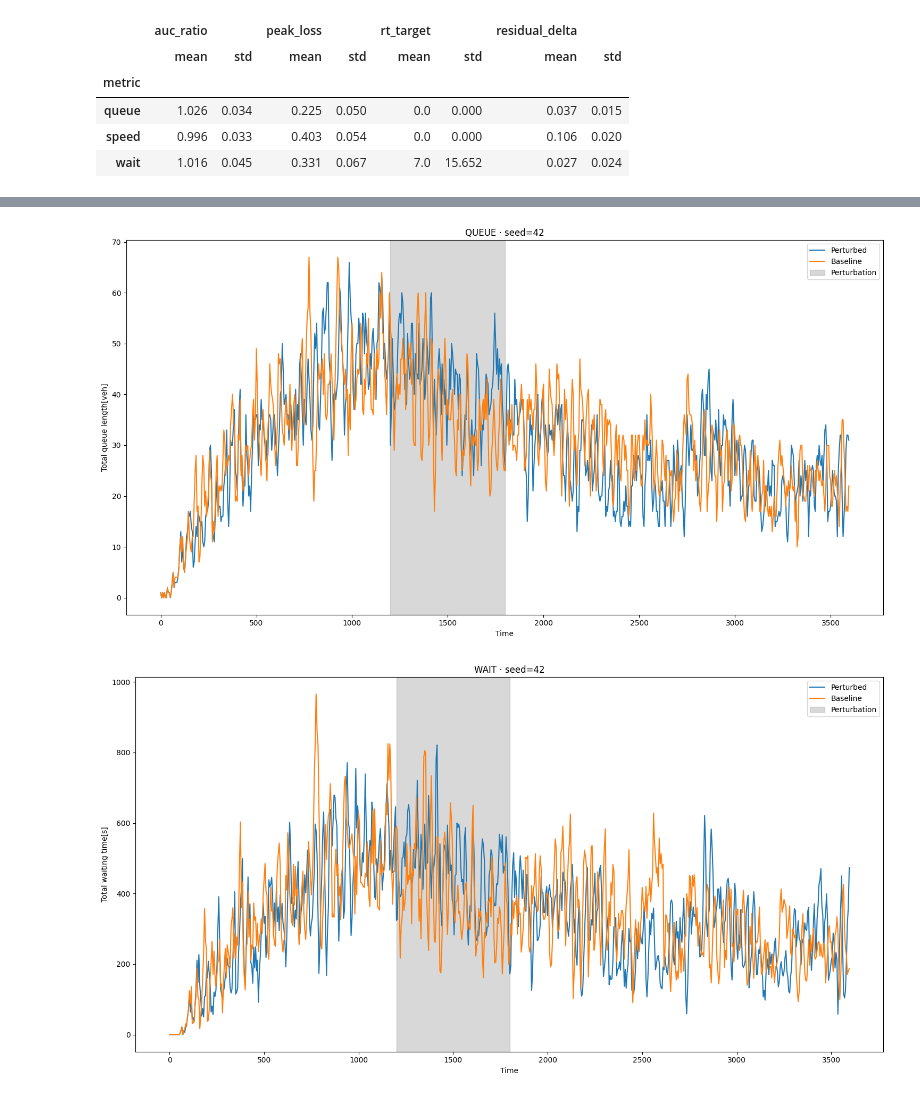
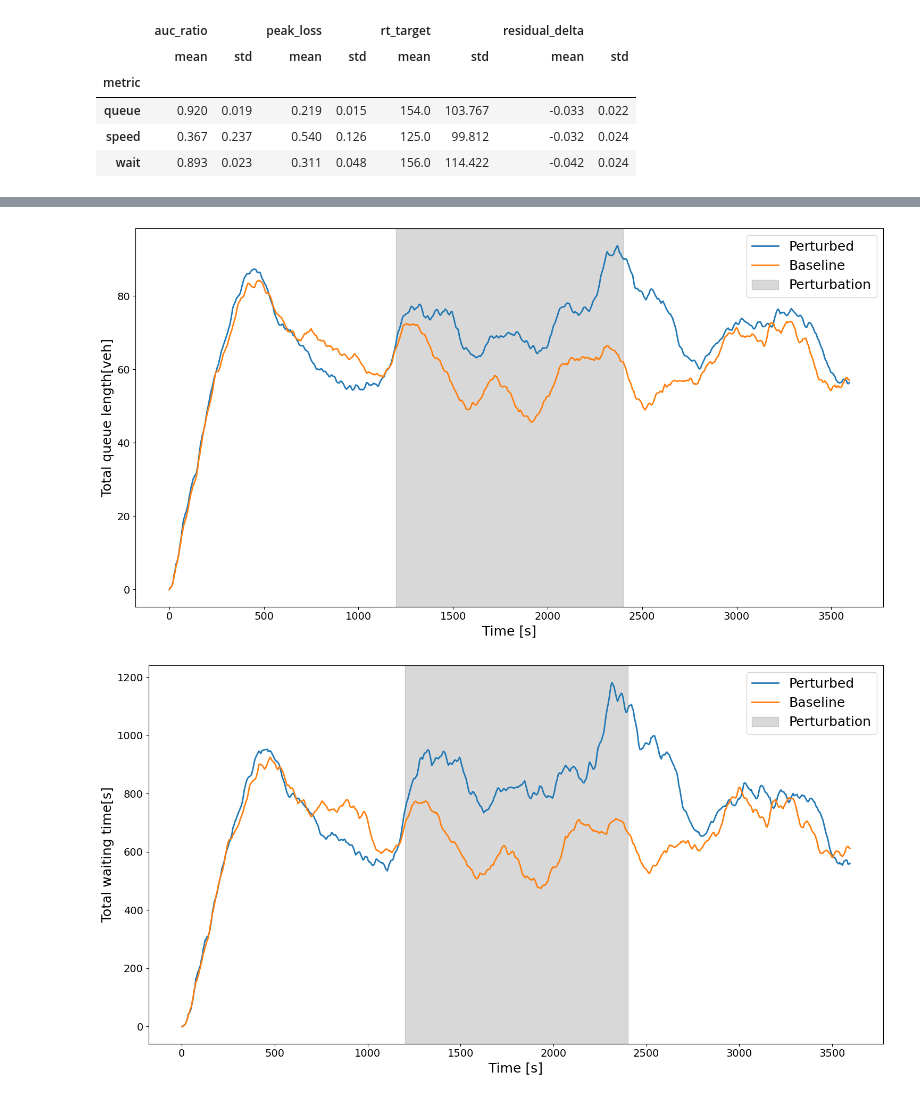
Before and after one commit to wissem18/MacLight, a Jupyter notebook: reselience_analysis.ipynb, the cells around one changed output, grey strips where cells are left out. Cells and saved outputs as stored; diff of their text form; code cells hidden in the pictures.

```diff
--- a/reselience_analysis.ipynb
+++ b/reselience_analysis.ipynb
@@ -13,7 +12,7 @@ from util.reselience_metrics import (
 # %%
 # === PATH TO YOUR RUN FILES (.npz) ===
-PATH_PERT = "test_hangzhou/Ours_Normal_Block/1_step_metrics.npz"     # run WITH perturbation
-PATH_BASE = "test_hangzhou/Ours_Normal_Normal/1_step_metrics.npz"              # control run WITHOUT perturbation
+PATH_PERT = "test_stochastic/Ours_Normal_Blockv3/1_step_metrics.npz"     # run WITH perturbation
+PATH_BASE = "test_stochastic/Ours_Normal_Normal/1_step_metrics.npz"              # control run WITHOUT perturbation
 
 # time axis (must exist in BOTH files)
 TIME_KEY = "t"
@@ -129,20 +128,35 @@ display(summary)
 |  | auc_ratio |  | peak_loss |  | rt_target |  | residual_delta |  |
 |  | mean | std | mean | std | mean | std | mean | std |
 | metric |  |  |  |  |  |  |  |  |
-| queue | 1.026 | 0.034 | 0.225 | 0.050 | 0.0 | 0.000 | 0.037 | 0.015 |
-| speed | 0.996 | 0.033 | 0.403 | 0.054 | 0.0 | 0.000 | 0.106 | 0.020 |
-| wait | 1.016 | 0.045 | 0.331 | 0.067 | 7.0 | 15.652 | 0.027 | 0.024 |
+| queue | 0.920 | 0.019 | 0.219 | 0.015 | 154.0 | 103.767 | -0.033 | 0.022 |
+| speed | 0.367 | 0.237 | 0.540 | 0.126 | 125.0 | 99.812 | -0.032 | 0.024 |
+| wait | 0.893 | 0.023 | 0.311 | 0.048 | 156.0 | 114.422 | -0.042 | 0.024 |
 # %%
 def plot_raw_overlay_simple(raw_pert, raw_base, wins, ylabel="", title=""):
+    # Apply a 60-second rolling average (lissage) to smooth the curves
+    smoothed_pert = raw_pert.rolling(window=30, min_periods=1).mean()
+    smoothed_base = raw_base.rolling(window=30, min_periods=1).mean()
+
     plt.figure(figsize=(15,8))
-    plt.plot(raw_pert.index, raw_pert.values, label="Perturbed")
-    plt.plot(raw_base.index, raw_base.values, label="Baseline")
-    # shade perturbation window
+
+    # Plot the smoothed data instead of the raw data
+    plt.plot(smoothed_pert.index, smoothed_pert.values, linewidth=2, label="Perturbed")
+    plt.plot(smoothed_base.index, smoothed_base.values, linewidth=2, label="Baseline")
+
+    # Shade perturbation window
     plt.axvspan(wins.t0, wins.t1, color="gray", alpha=0.3, label="Perturbation")
-    plt.xlabel("Time")
-    plt.ylabel(ylabel)
-    plt.title(title)
-    plt.legend()
+
+    # Set labels and title with fontsize=18
+    plt.xlabel("Time [s]", fontsize=18)
+    plt.ylabel(ylabel, fontsize=18)
+    plt.title(title, fontsize=18)
+
+    # Increase the numbers on the X and Y axes to match the larger labels
+    plt.tick_params(axis='both', which='major', labelsize=14)
+
+    # Set legend font size to 18
+    plt.legend(fontsize=18)
+
     plt.tight_layout()
     plt.show()
 # %%
@@ -153,6 +167,6 @@ for name in SELECTED:
         series_base[name],
         wins,
         ylabel=ylabels.get(name, name),
-        title=f"{name.upper()} · seed={SEED}"
+        title=""
     )
 # %% [output]
@@ -160,2 +174,2 @@ for name in SELECTED:
-[figure, old version]
+[figure, new version]
-[figure, old version]
+[figure, new version]
```
Also changed, not shown: parts of 4 cells of this notebook, 7 other files.
